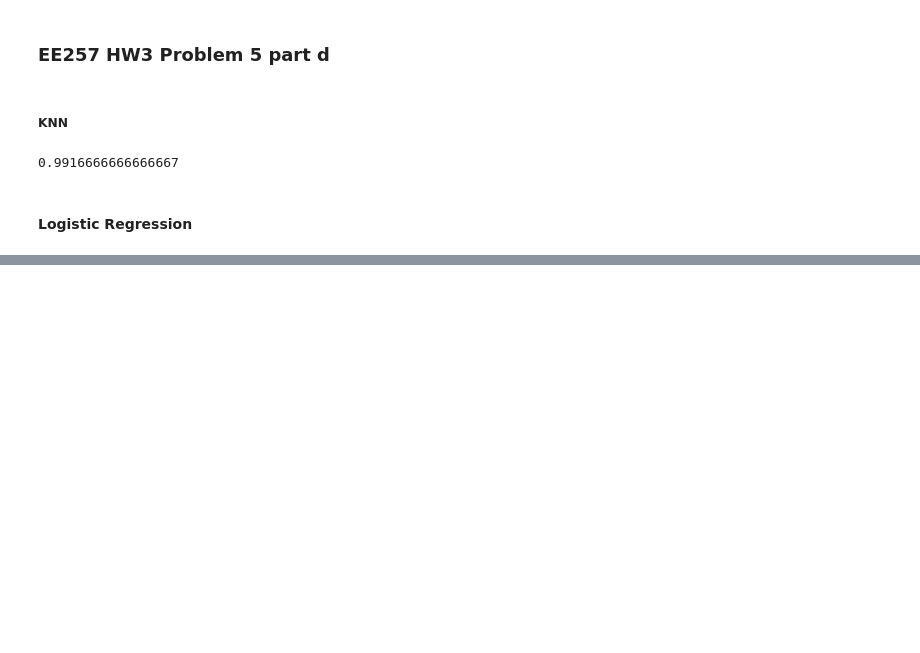
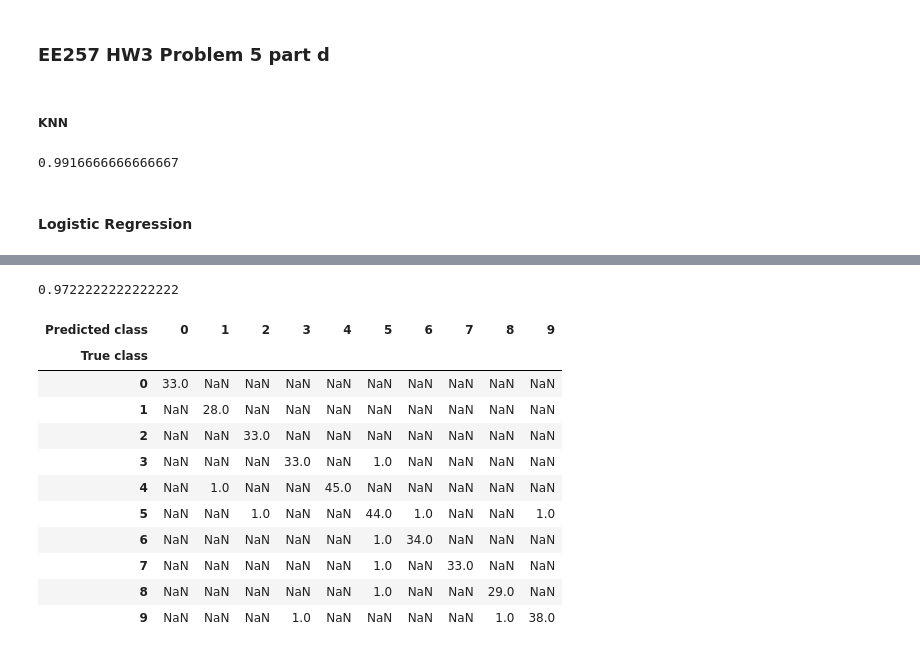
Before and after one commit to tran-nick/ee257, a Jupyter notebook: EE257 HW3.ipynb, the cells around one changed output, grey strips where cells are left out. Saved outputs shown, nothing was run; the diff lists cells and outputs as text; code cells hidden in the pictures; blank space fills up the shorter version.

```diff
--- a/EE257 HW3.ipynb
+++ b/EE257 HW3.ipynb
@@ -5,6 +5,7 @@
 from sklearn.datasets import load_digits
 
 digits = load_digits(n_class = 10, as_frame=True)
+five_ornot = load_digits(n_class = 10, as_frame=True)
 # %%
 digits.data.head()
 # %% [output]
@@ -97,6 +96,10 @@ neighbors.score(five_test, five_ytest)
 # %%
 import sklearn.linear_model as skl_lm
 
-y = digits.data
 # Using newton-cg solver, the coefficients are equal/closest to the ones in the book.
 clf = skl_lm.LogisticRegression(solver='newton-cg')
+clf.fit(five_train.values, five_ytrain)
+print(clf)
+print('classes: ',clf.classes_)
+print('coefficients: ',clf.coef_)
+print('intercept :', clf.intercept_)
@@ -102,0 +223,5 @@ clf = skl_lm.LogisticRegression(solver='newton-cg')
+# %%
+# All classes KNN
+neighbors.fit(x_train,y_train)
+# Return average accuracy on given test data and labels
+neighbors.score(x_test, y_test)
@@ -102,0 +232,6 @@ clf = skl_lm.LogisticRegression(solver='newton-cg')
+# %%
+clf.fit(x_train.values , y_train)
+print(clf)
+print('classes: ',clf.classes_)
+print('coefficients: ',clf.coef_)
+print('intercept :', clf.intercept_)
@@ -102,0 +256,27 @@ clf = skl_lm.LogisticRegression(solver='newton-cg')
+# %%
+# Return mean accuracy on given test data and labels
+clf.score(x_test , y_test)
+# %% [output]
+0.9722222222222222
+# %%
+y_pred = clf.predict(x_test)
+confusion_matrix(y_test , y_pred)
+
+df_ = pd.DataFrame({'True class': y_test,
+                    'Predicted class': y_pred})
+df_.replace(to_replace={0:'0', 1:'1', 2:'2', 3:'3', 4:'4', 5:'5', 6:'6', 7:'7', 8:'8', 9:'9'}, inplace=True)
+
+df_.groupby(['Predicted class','True class']).size().unstack('Predicted class')
+# %% [output]
+| Predicted class | 0 | 1 | 2 | 3 | 4 | 5 | 6 | 7 | 8 | 9 |
+| True class |  |  |  |  |  |  |  |  |  |  |
+| 0 | 33.0 | NaN | NaN | NaN | NaN | NaN | NaN | NaN | NaN | NaN |
+| 1 | NaN | 28.0 | NaN | NaN | NaN | NaN | NaN | NaN | NaN | NaN |
+| 2 | NaN | NaN | 33.0 | NaN | NaN | NaN | NaN | NaN | NaN | NaN |
+| 3 | NaN | NaN | NaN | 33.0 | NaN | 1.0 | NaN | NaN | NaN | NaN |
+| 4 | NaN | 1.0 | NaN | NaN | 45.0 | NaN | NaN | NaN | NaN | NaN |
+| 5 | NaN | NaN | 1.0 | NaN | NaN | 44.0 | 1.0 | NaN | NaN | 1.0 |
+| 6 | NaN | NaN | NaN | NaN | NaN | 1.0 | 34.0 | NaN | NaN | NaN |
+| 7 | NaN | NaN | NaN | NaN | NaN | 1.0 | NaN | 33.0 | NaN | NaN |
+| 8 | NaN | NaN | NaN | NaN | NaN | 1.0 | NaN | NaN | 29.0 | NaN |
+| 9 | NaN | NaN | NaN | 1.0 | NaN | NaN | NaN | NaN | 1.0 | 38.0 |
```
Also changed, not shown: parts of 28 cells of this notebook.
